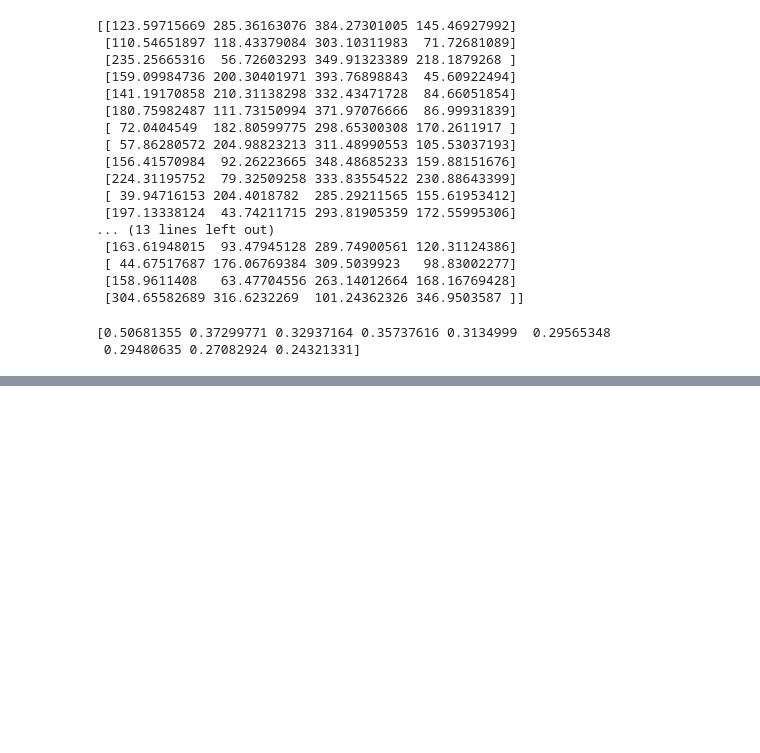
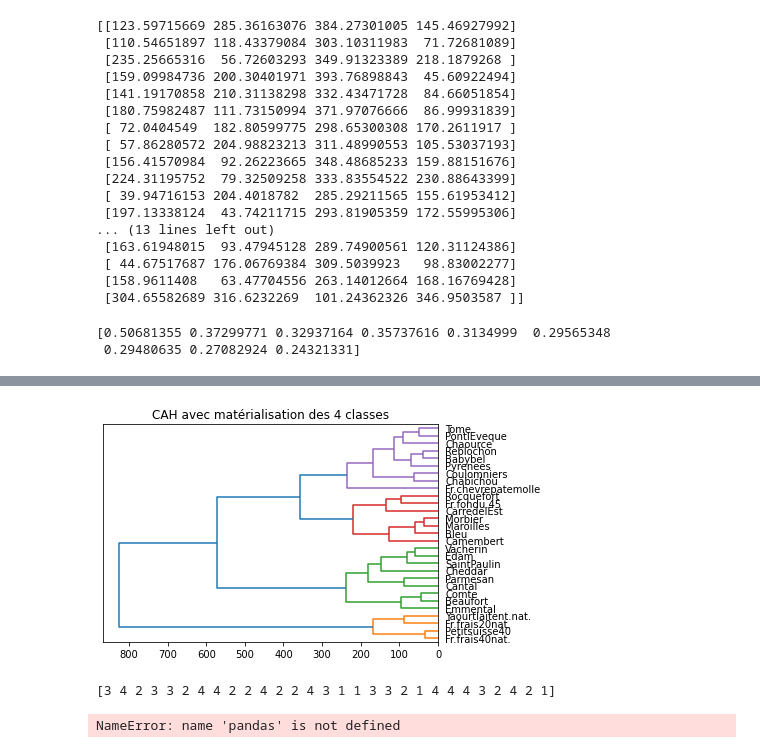
Before and after one commit to GL4-2021-2022/DM-TP4, a Jupyter notebook: main.ipynb, the cells around one changed output, grey strips where cells are left out. Cells and saved outputs as stored; diff of their text form; code cells hidden in the pictures; blank space fills up the shorter version.

```diff
--- a/main.ipynb
+++ b/main.ipynb
@@ -136,0 +141,19 @@ plt.show()
+# %%
+#librairies pour la CAH
+
+Z = linkage(fromage,method='ward', metric='euclidean')
+#affichage du dendrogramme
+plt.title("CAH")
+plt.title('CAH avec matérialisation des 4 classes')
+dendrogram(Z,labels=fromage.index,orientation='left',color_threshold=255)
+plt.show()
+groupes_cah = fcluster(Z, t = 255,criterion='distance')
+print(groupes_cah)
+#index triés des groupes
+idg = np.argsort(groupes_cah)
+#affichage des observations et leurs groupes
+print(pandas.DataFrame(fromage.index[idg],groupes_cah[idg]))
+# %% [output]
+[figure, added]
+[3 4 2 3 3 2 4 4 2 2 4 2 2 4 3 1 1 3 3 2 1 4 4 4 3 2 4 2 1]
+NameError: name 'pandas' is not defined
```
Also changed, not shown: parts of 8 cells of this notebook.
